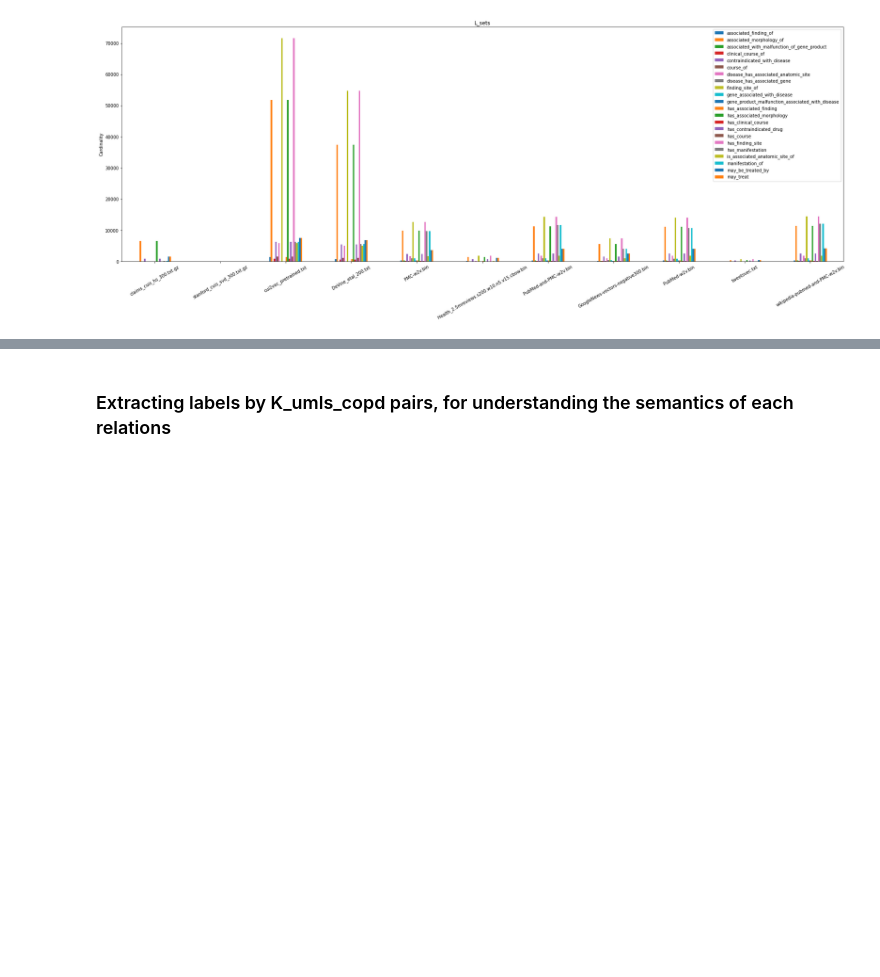
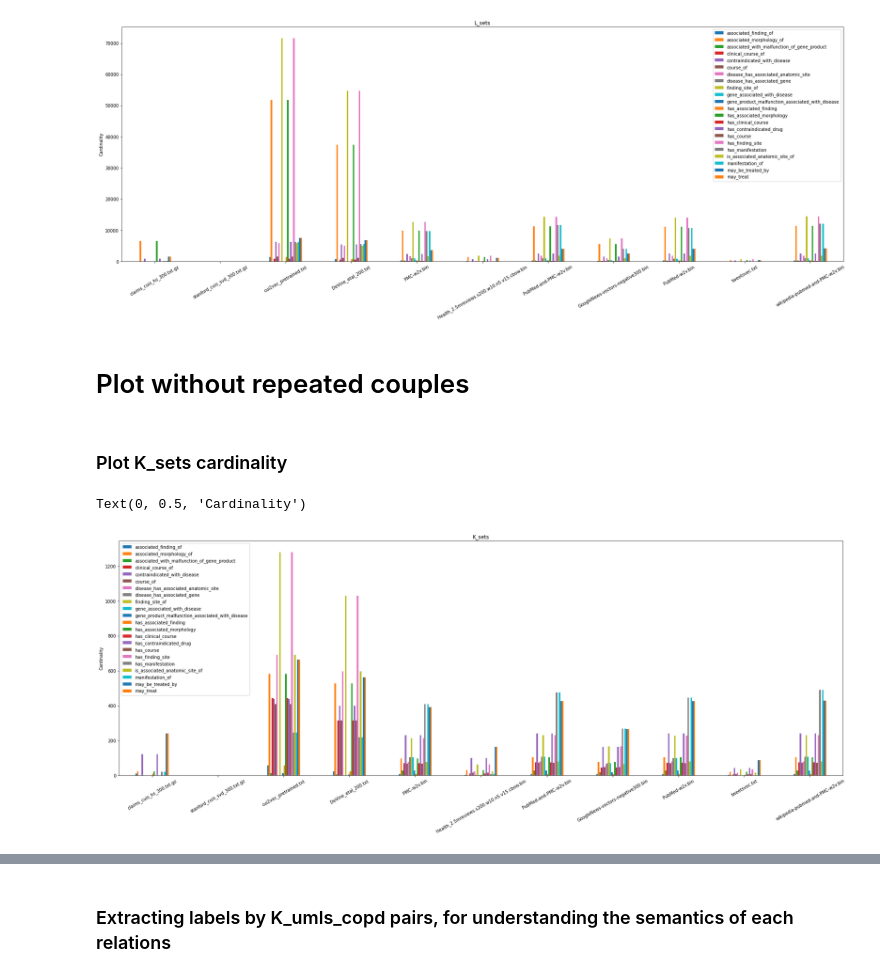
Before and after one commit to SaGiancani/medical-concepts-embeddings, a Jupyter notebook: analogy_pipeline.ipynb, the cells around one changed output, grey strips where cells are left out. Drawn from its saved outputs; the diff is of its cells as text; code cells hidden in the pictures; blank space fills up the shorter version.

Commit message:
set_rel without repetition and bias notes

```diff
--- a/analogy_pipeline.ipynb
+++ b/analogy_pipeline.ipynb
@@ -260,4 +261,4 @@ utils.inputs_save(sets_relations, 'Utilities/rela_dict')
 # %%
-sets_relations = utils.inputs_load('Utilities/rela_dict')
+sets_relations_r = utils.inputs_load('Utilities/rela_dict')
 # %% [output]
 0:00:00
@@ -311,3 +354,29 @@ plt.ylabel("Cardinality")
 # %% [output]
 Text(0, 0.5, 'Cardinality')
 [figure]
+# %% [markdown]
+# Plot without repeated couples
+# %% [markdown]
+### Plot K_sets cardinality
+# %%
+df_list = {}
+names = embeddings[0][1]+embeddings[1][1]
+
+plt.rcParams["figure.figsize"] = (30,10)
+
+for rela, i in sets_rels_ordered.items():
+    #print(i[1])
+    if rela == '':
+        break
+    df_list[rela] = i[1][:-1]
+
+
+plotdata = pd.DataFrame(df_list, index = names)
+plotdata.plot(kind="bar")
+
+plt.title("K_sets")
+plt.xticks(rotation = 30)
+plt.ylabel("Cardinality")
+# %% [output]
+Text(0, 0.5, 'Cardinality')
+[figure, added]
```
Also changed, not shown: parts of 47 cells of this notebook.
